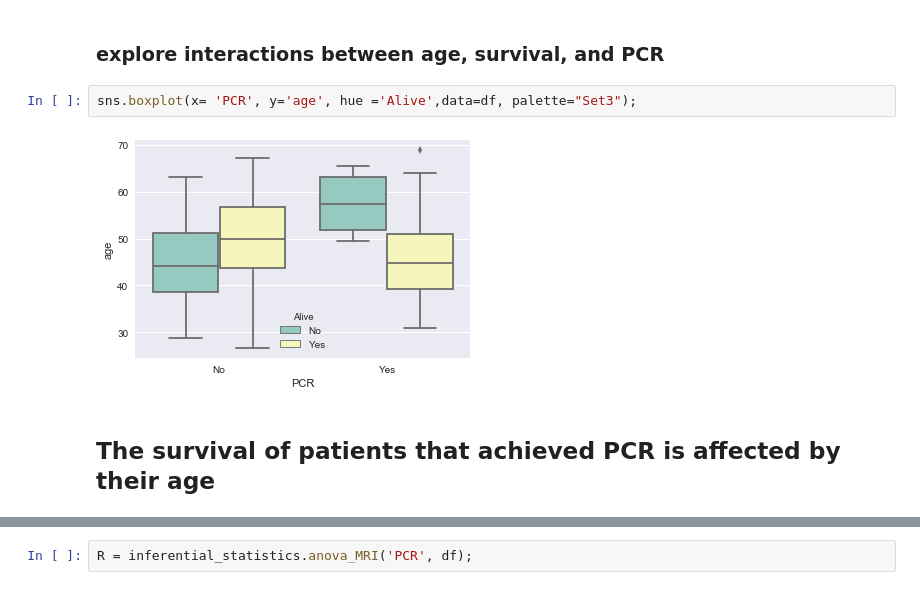
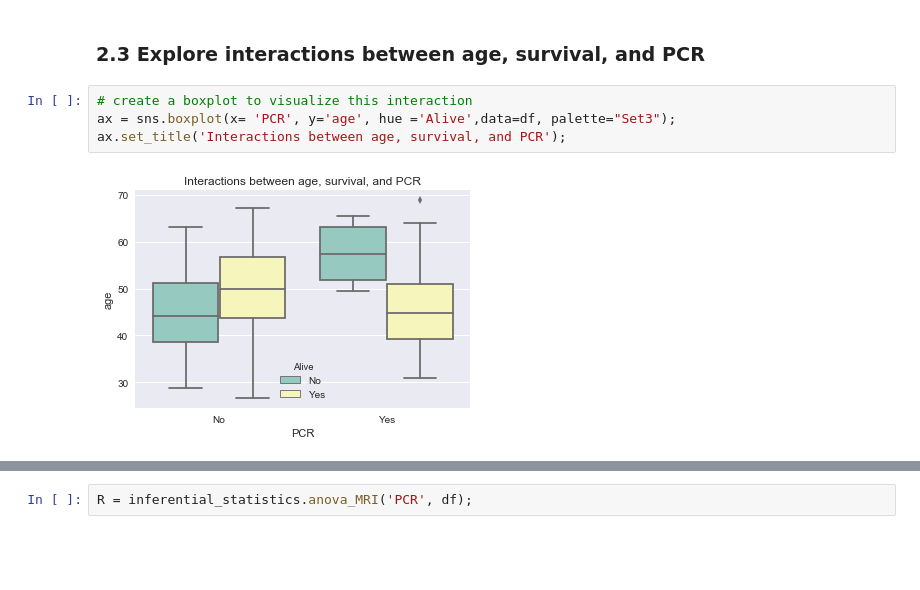
Before and after one commit to JCardenasRdz/SpringBoard, a Jupyter notebook: Projects/19-Captsone_01/2-Clinical_Inferential.ipynb, the cells around one changed output, grey strips where cells are left out. Drawn from its saved outputs; the diff is of its cells as text; blank space fills up the shorter version.

```diff
--- a/Projects/19-Captsone_01/2-Clinical_Inferential.ipynb
+++ b/Projects/19-Captsone_01/2-Clinical_Inferential.ipynb
@@ -91,9 +100,9 @@ Residual  25.842534  166       NaN       NaN
 [figure]
 # %% [markdown]
-### explore interactions between age, survival, and PCR
+### 2.3 Explore interactions between age, survival, and PCR
 # %%
-sns.boxplot(x= 'PCR', y='age', hue ='Alive',data=df, palette="Set3");
+# create a boxplot to visualize this interaction
+ax = sns.boxplot(x= 'PCR', y='age', hue ='Alive',data=df, palette="Set3");
+ax.set_title('Interactions between age, survival, and PCR');
 # %% [output]
-[figure, old version]
+[figure, new version]
-# %% [markdown]
-## The survival of patients that achieved PCR is affected by their age
```
Also changed, not shown: parts of 34 cells of this notebook, 25 other files.
